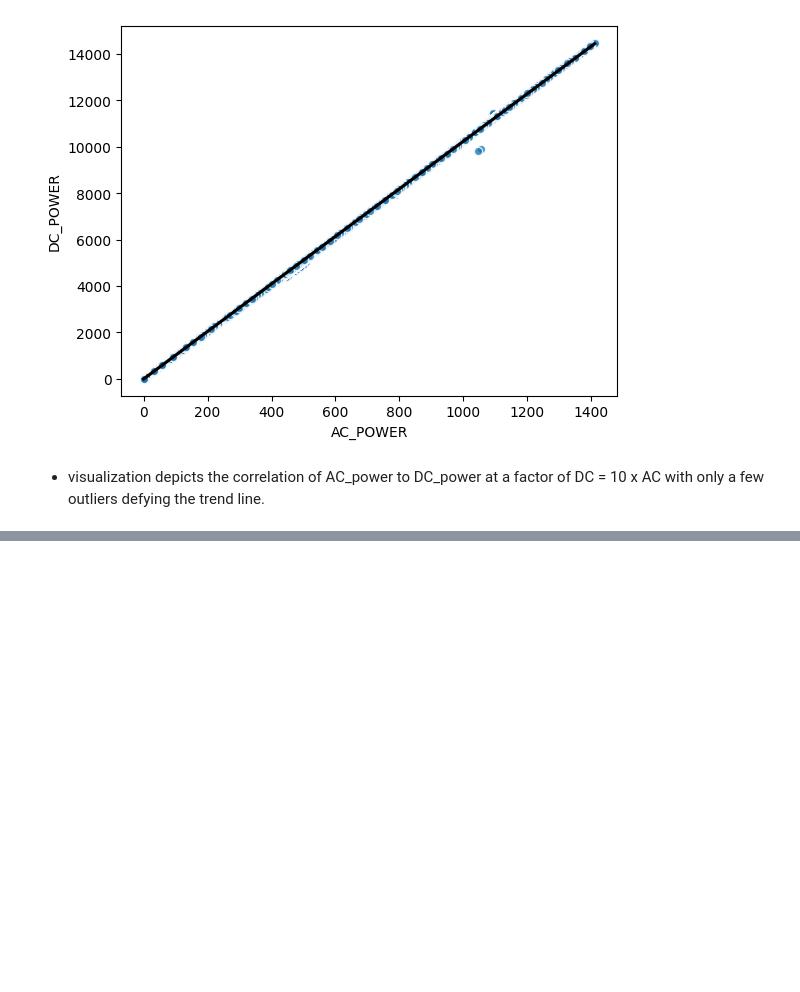
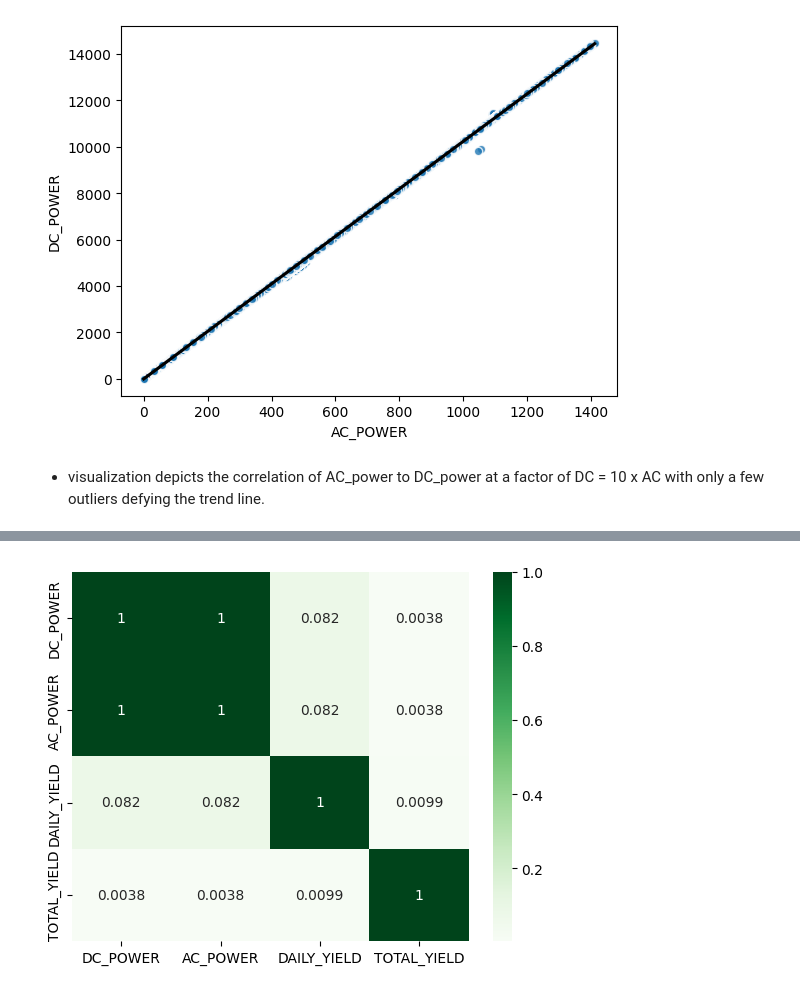
Before and after one commit to clovestad/Solar-Plant-Efficiency, a Jupyter notebook: Solar_forecast.ipynb, the cells around one changed output, grey strips where cells are left out. Saved outputs shown, nothing was run; the diff lists cells and outputs as text; code cells hidden in the pictures; blank space fills up the shorter version.

```diff
--- a/Solar_forecast.ipynb
+++ b/Solar_forecast.ipynb
@@ -199,0 +207,3 @@ ax = sns.regplot(data=df, x='AC_POWER', y="DC_POWER",
+# %%
+corr = df.corr()
+corr.round(2)
@@ -199,0 +216,4 @@ ax = sns.regplot(data=df, x='AC_POWER', y="DC_POWER",
+# %%
+sns.heatmap(corr, cmap = 'Greens', annot = True);
+# %% [output]
+[figure, added]
```
Also changed, not shown: parts of 8 cells of this notebook.
